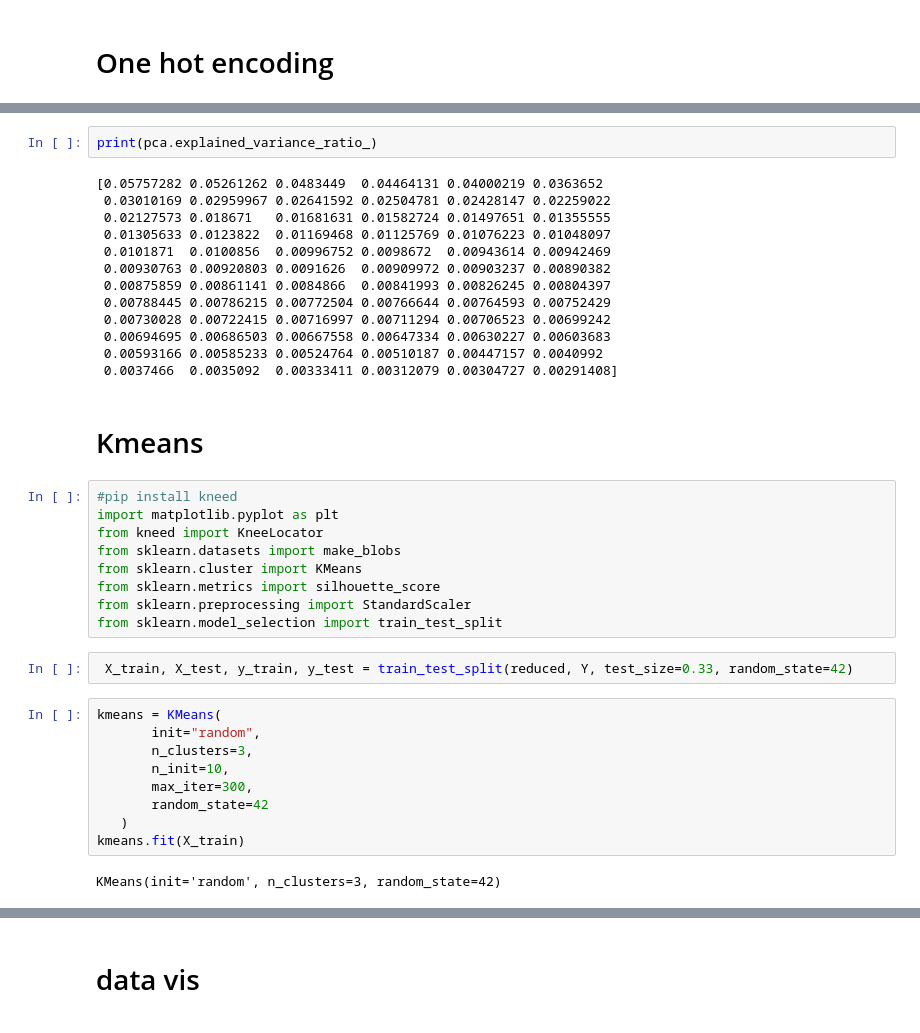
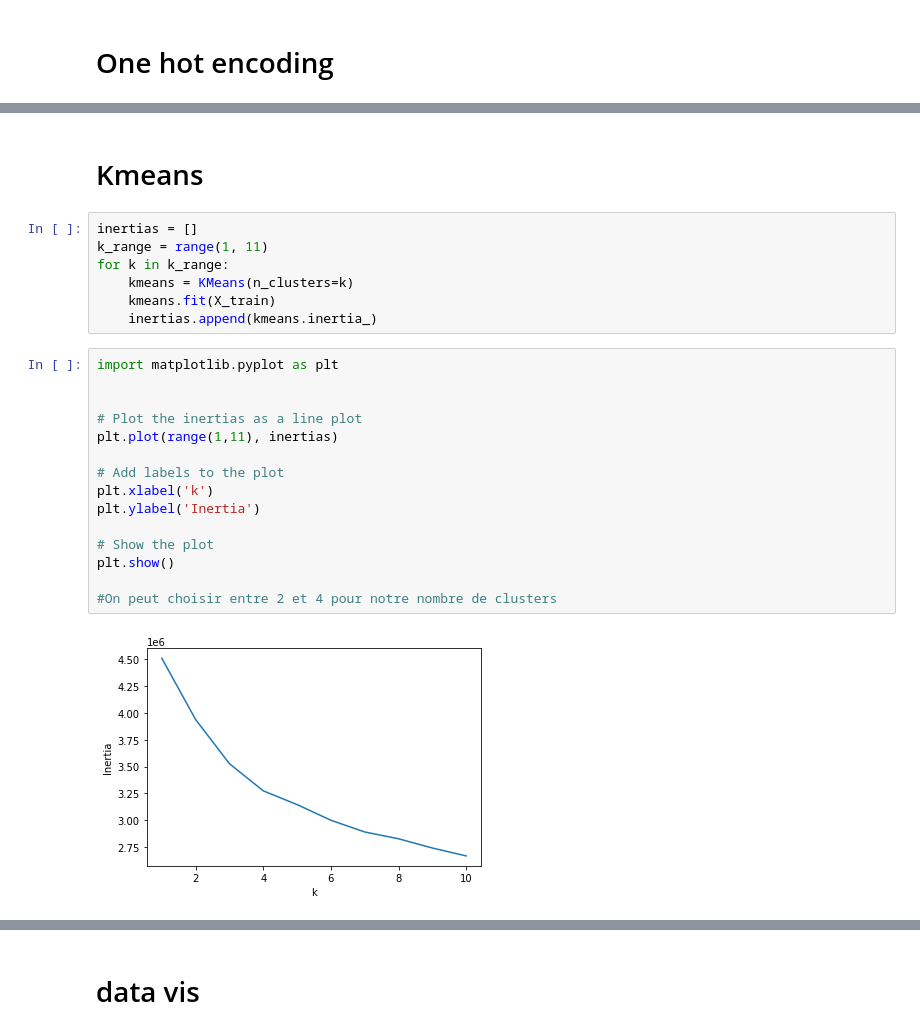
Before and after one commit to djdjsaf/Accidents-en-france-python, a Jupyter notebook: Projet python ohe.ipynb, the cells around one changed output, grey strips where cells are left out. Saved outputs shown, nothing was run; the diff lists cells and outputs as text.

```diff
--- a/Projet python ohe.ipynb
+++ b/Projet python ohe.ipynb
@@ -293,39 +356,26 @@ plt.show()
-# %%
-print(pca.explained_variance_ratio_)
-# %% [output]
-[0.05757282 0.05261262 0.0483449  0.04464131 0.04000219 0.0363652
- 0.03010169 0.02959967 0.02641592 0.02504781 0.02428147 0.02259022
- 0.02127573 0.018671   0.01681631 0.01582724 0.01497651 0.01355555
- 0.01305633 0.0123822  0.01169468 0.01125769 0.01076223 0.01048097
- 0.0101871  0.0100856  0.00996752 0.0098672  0.00943614 0.00942469
- 0.00930763 0.00920803 0.0091626  0.00909972 0.00903237 0.00890382
- 0.00875859 0.00861141 0.0084866  0.00841993 0.00826245 0.00804397
- 0.00788445 0.00786215 0.00772504 0.00766644 0.00764593 0.00752429
- 0.00730028 0.00722415 0.00716997 0.00711294 0.00706523 0.00699242
- 0.00694695 0.00686503 0.00667558 0.00647334 0.00630227 0.00603683
- 0.00593166 0.00585233 0.00524764 0.00510187 0.00447157 0.0040992
- 0.0037466  0.0035092  0.00333411 0.00312079 0.00304727 0.00291408]
 # %% [markdown]
 # Kmeans
-# %%
-#pip install kneed
-import matplotlib.pyplot as plt
-from kneed import KneeLocator
-from sklearn.datasets import make_blobs
-from sklearn.cluster import KMeans
-from sklearn.metrics import silhouette_score
-from sklearn.preprocessing import StandardScaler
-from sklearn.model_selection import train_test_split
-# %%
- X_train, X_test, y_train, y_test = train_test_split(reduced, Y, test_size=0.33, random_state=42)
-# %%
-kmeans = KMeans(
-       init="random",
-       n_clusters=3,
-       n_init=10,
-       max_iter=300,
-       random_state=42
-   )
-kmeans.fit(X_train)
-# %% [output]
-KMeans(init='random', n_clusters=3, random_state=42)
+# %%
+inertias = []
+k_range = range(1, 11)
+for k in k_range:
+    kmeans = KMeans(n_clusters=k)
+    kmeans.fit(X_train)
+    inertias.append(kmeans.inertia_)
+# %%
+import matplotlib.pyplot as plt
+
+
+# Plot the inertias as a line plot
+plt.plot(range(1,11), inertias)
+
+# Add labels to the plot
+plt.xlabel('k')
+plt.ylabel('Inertia')
+
+# Show the plot
+plt.show()
+
+#On peut choisir entre 2 et 4 pour notre nombre de clusters
+# %% [output]
+[figure, added]
```
Also changed, not shown: parts of 55 cells of this notebook.
